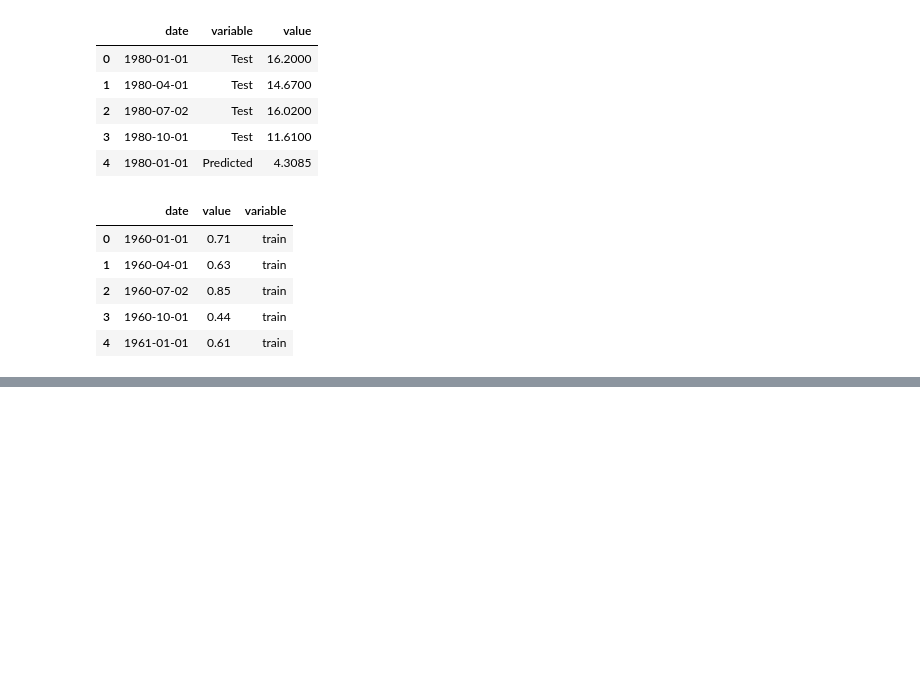
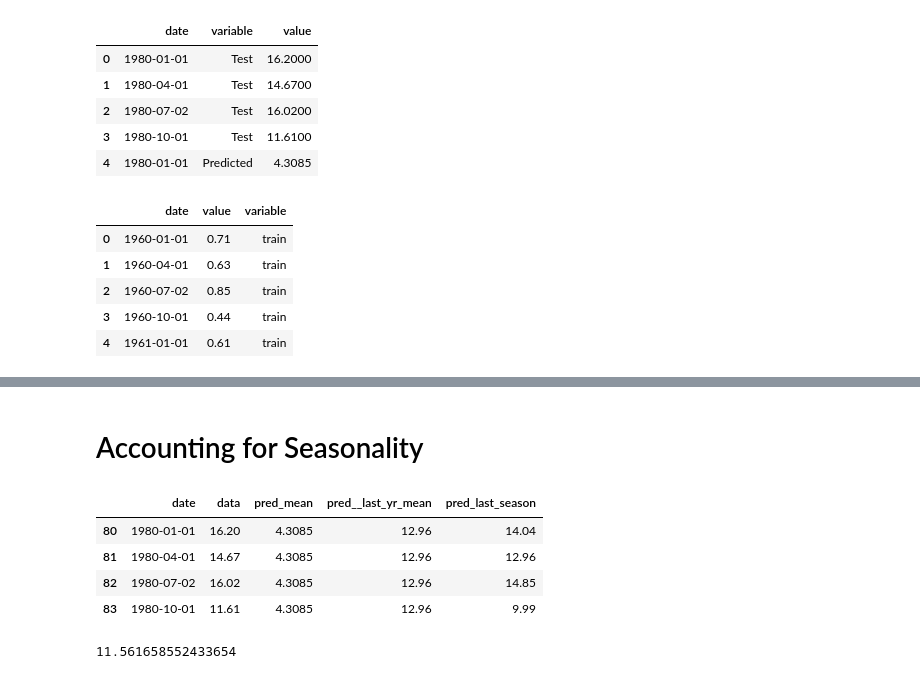
Before and after one commit to gon-olmedo/data-science-cookbook, a Jupyter notebook: Times_Series_Forecasting/01_Basics.ipynb, the cells around one changed output, grey strips where cells are left out. Drawn from its saved outputs; the diff is of its cells as text; code cells hidden in the pictures; blank space fills up the shorter version.

Commit message:
Added MAPES comparison and Naive Seasonality

```diff
--- a/Times_Series_Forecasting/01_Basics.ipynb
+++ b/Times_Series_Forecasting/01_Basics.ipynb
@@ -143,0 +146,7 @@ fig.show()
+# %%
+# Since there's a positive trend, older observations don't seem
+# to be relevant, we will use last year only
+
+last_year_mean = np.mean(train['data'][-4:])
+
+last_year_mean
@@ -143,0 +155,11 @@ fig.show()
+# %%
+# We will naively add a new column to the test data set
+# containing the previous computed mean
+
+(test.insert(
+    loc=test.shape[1],
+    column='pred__last_yr_mean',
+    value=last_year_mean)
+)
+
+test
@@ -143,0 +212,21 @@ fig.show()
+# %% [markdown]
+# Accounting for Seasonality
+# %%
+# Since EPS vary according to the quarter,inseta dof taking a mean
+# we will use the 4 EPS of 1979
+test.insert(loc=test.shape[1], column='pred_last_season', value=train['data'][-4:].values)
+
+test
+# %% [output]
+|  | date | data | pred_mean | pred__last_yr_mean | pred_last_season |
+| 80 | 1980-01-01 | 16.20 | 4.3085 | 12.96 | 14.04 |
+| 81 | 1980-04-01 | 14.67 | 4.3085 | 12.96 | 12.96 |
+| 82 | 1980-07-02 | 16.02 | 4.3085 | 12.96 | 14.85 |
+| 83 | 1980-10-01 | 11.61 | 4.3085 | 12.96 | 9.99 |
+# %%
+# evaluate
+mape_naive_seasonal = mape(test['data'], test['pred_last_season'])
+
+mape_naive_seasonal
+# %% [output]
+11.561658552433654
```
Also changed, not shown: parts of 10 cells of this notebook.
